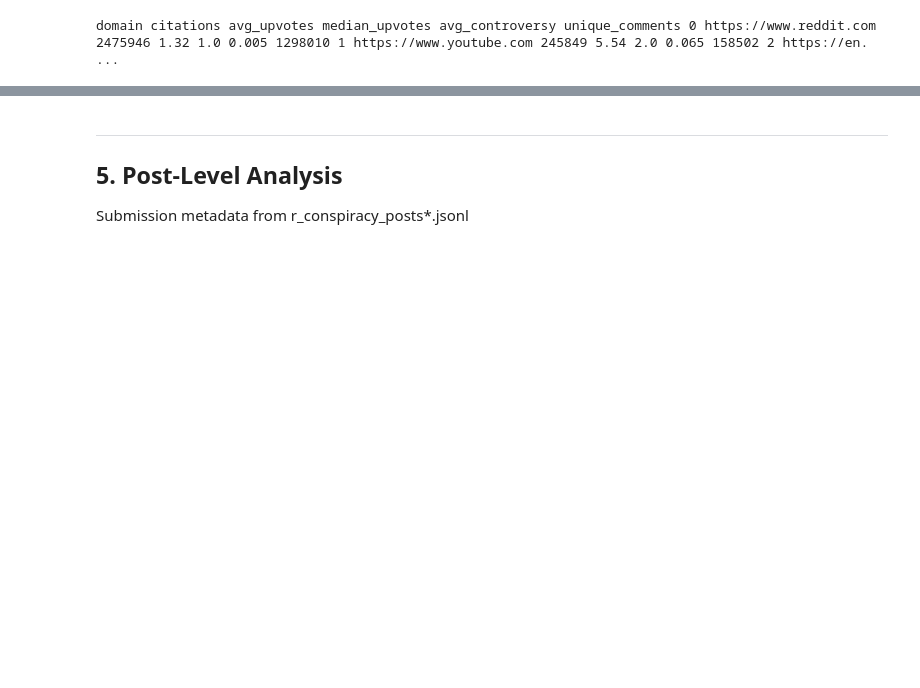
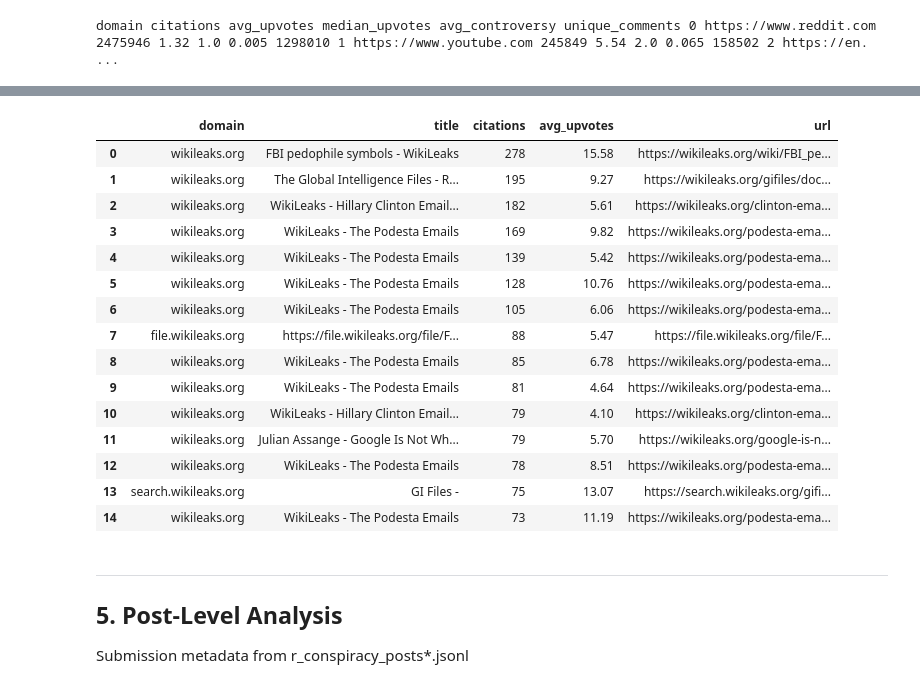
Before and after one commit to humanathema/ConspiracyComments, a Jupyter notebook: ConspiracyMaster_Refactored.ipynb, the cells around one changed output, grey strips where cells are left out. Drawn from its saved outputs; the diff is of its cells as text; code cells hidden in the pictures; blank space fills up the shorter version.

```diff
--- a/ConspiracyMaster_Refactored.ipynb
+++ b/ConspiracyMaster_Refactored.ipynb
@@ -1143,3 +1330,35 @@ print(con.execute(f"""
+# %%
+df_wikileaks = df_urls[df_urls['domain'].str.contains('wikileaks', case=False, na=False)] \
+    .nlargest(15, 'citations').reset_index(drop=True)
+
+WIKILEAKS_CACHE = BASE + 'top_wikileaks_documents.csv'
+if os.path.exists(WIKILEAKS_CACHE):
+    df_wikileaks = pd.read_csv(WIKILEAKS_CACHE)
+elif len(df_wikileaks) > 0:
+    df_wikileaks['title'] = df_wikileaks['url'].apply(fetch_article_title)
+    df_wikileaks.to_csv(WIKILEAKS_CACHE, index=False)
+
+if len(df_wikileaks) > 0:
+    display(df_wikileaks[['domain', 'title', 'citations', 'avg_upvotes', 'url']])
+else:
+    print("No wikileaks.org URLs met the citations > 2 threshold in this corpus sample.")
+# %% [output]
+|  | domain | title | citations | avg_upvotes | url |
+| 0 | wikileaks.org | FBI pedophile symbols - WikiLeaks | 278 | 15.58 | https://wikileaks.org/wiki/FBI_pe... |
+| 1 | wikileaks.org | The Global Intelligence Files - R... | 195 | 9.27 | https://wikileaks.org/gifiles/doc... |
+| 2 | wikileaks.org | WikiLeaks - Hillary Clinton Email... | 182 | 5.61 | https://wikileaks.org/clinton-ema... |
+| 3 | wikileaks.org | WikiLeaks - The Podesta Emails | 169 | 9.82 | https://wikileaks.org/podesta-ema... |
+| 4 | wikileaks.org | WikiLeaks - The Podesta Emails | 139 | 5.42 | https://wikileaks.org/podesta-ema... |
+| 5 | wikileaks.org | WikiLeaks - The Podesta Emails | 128 | 10.76 | https://wikileaks.org/podesta-ema... |
+| 6 | wikileaks.org | WikiLeaks - The Podesta Emails | 105 | 6.06 | https://wikileaks.org/podesta-ema... |
+| 7 | file.wikileaks.org | https://file.wikileaks.org/file/F... | 88 | 5.47 | https://file.wikileaks.org/file/F... |
+| 8 | wikileaks.org | WikiLeaks - The Podesta Emails | 85 | 6.78 | https://wikileaks.org/podesta-ema... |
+| 9 | wikileaks.org | WikiLeaks - The Podesta Emails | 81 | 4.64 | https://wikileaks.org/podesta-ema... |
+| 10 | wikileaks.org | WikiLeaks - Hillary Clinton Email... | 79 | 4.10 | https://wikileaks.org/clinton-ema... |
+| 11 | wikileaks.org | Julian Assange - Google Is Not Wh... | 79 | 5.70 | https://wikileaks.org/google-is-n... |
+| 12 | wikileaks.org | WikiLeaks - The Podesta Emails | 78 | 8.51 | https://wikileaks.org/podesta-ema... |
+| 13 | search.wikileaks.org | GI Files - | 75 | 13.07 | https://search.wikileaks.org/gifi... |
+| 14 | wikileaks.org | WikiLeaks - The Podesta Emails | 73 | 11.19 | https://wikileaks.org/podesta-ema... |
 # %% [markdown]
 ---
 ## 5. Post-Level Analysis
```
Also changed, not shown: parts of 10 cells of this notebook, 1 other file.
